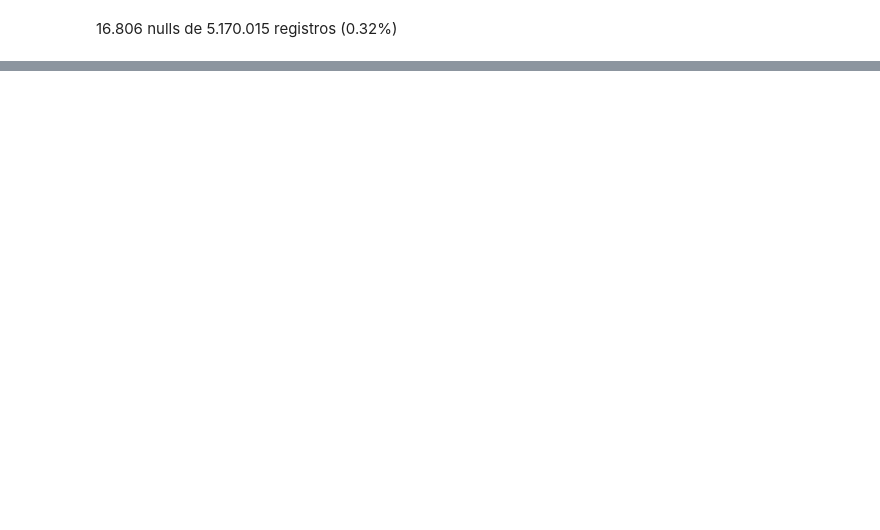
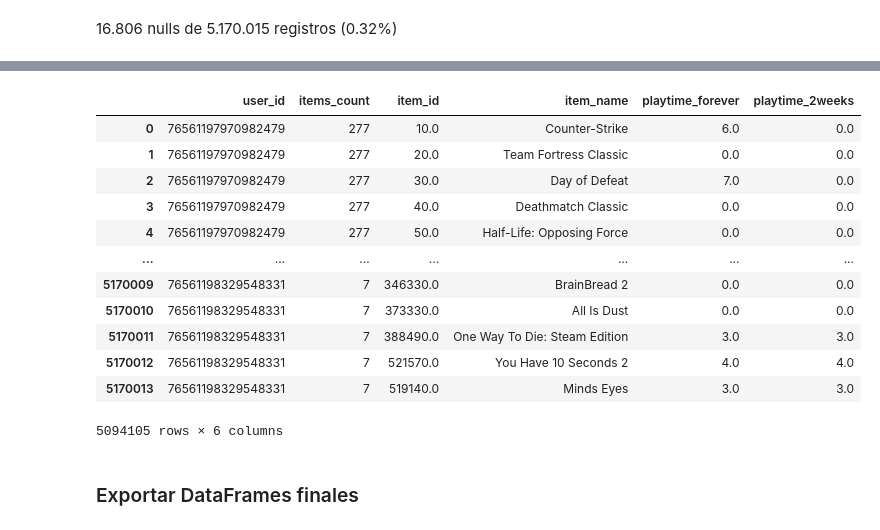
Before and after one commit to carocardenas0699/PI-1-Machine-Learning, a Jupyter notebook: ETL.ipynb, the cells around one changed output, grey strips where cells are left out. Drawn from its saved outputs; the diff is of its cells as text; code cells hidden in the pictures; blank space fills up the shorter version.

```diff
--- a/ETL.ipynb
+++ b/ETL.ipynb
@@ -388,0 +475,2 @@ memory usage: 276.1+ MB
+# %%
+items['item_id']=items['item_id'].astype(float)
@@ -425,0 +491,18 @@ items_user.drop(columns=['steam_id','user_url'],inplace=True)
+# %%
+items
+# %% [output]
+|  | user_id | items_count | item_id | item_name | playtime_forever | playtime_2weeks |
+| 0 | 76561197970982479 | 277 | 10.0 | Counter-Strike | 6.0 | 0.0 |
+| 1 | 76561197970982479 | 277 | 20.0 | Team Fortress Classic | 0.0 | 0.0 |
+| 2 | 76561197970982479 | 277 | 30.0 | Day of Defeat | 7.0 | 0.0 |
+| 3 | 76561197970982479 | 277 | 40.0 | Deathmatch Classic | 0.0 | 0.0 |
+| 4 | 76561197970982479 | 277 | 50.0 | Half-Life: Opposing Force | 0.0 | 0.0 |
+| ... | ... | ... | ... | ... | ... | ... |
+| 5170009 | 76561198329548331 | 7 | 346330.0 | BrainBread 2 | 0.0 | 0.0 |
+| 5170010 | 76561198329548331 | 7 | 373330.0 | All Is Dust | 0.0 | 0.0 |
+| 5170011 | 76561198329548331 | 7 | 388490.0 | One Way To Die: Steam Edition | 3.0 | 3.0 |
+| 5170012 | 76561198329548331 | 7 | 521570.0 | You Have 10 Seconds 2 | 4.0 | 4.0 |
+| 5170013 | 76561198329548331 | 7 | 519140.0 | Minds Eyes | 3.0 | 3.0 |
+5094105 rows × 6 columns
+# %% [markdown]
+### Exportar DataFrames finales
```
Also changed, not shown: parts of 47 cells of this notebook, 3 other files.
